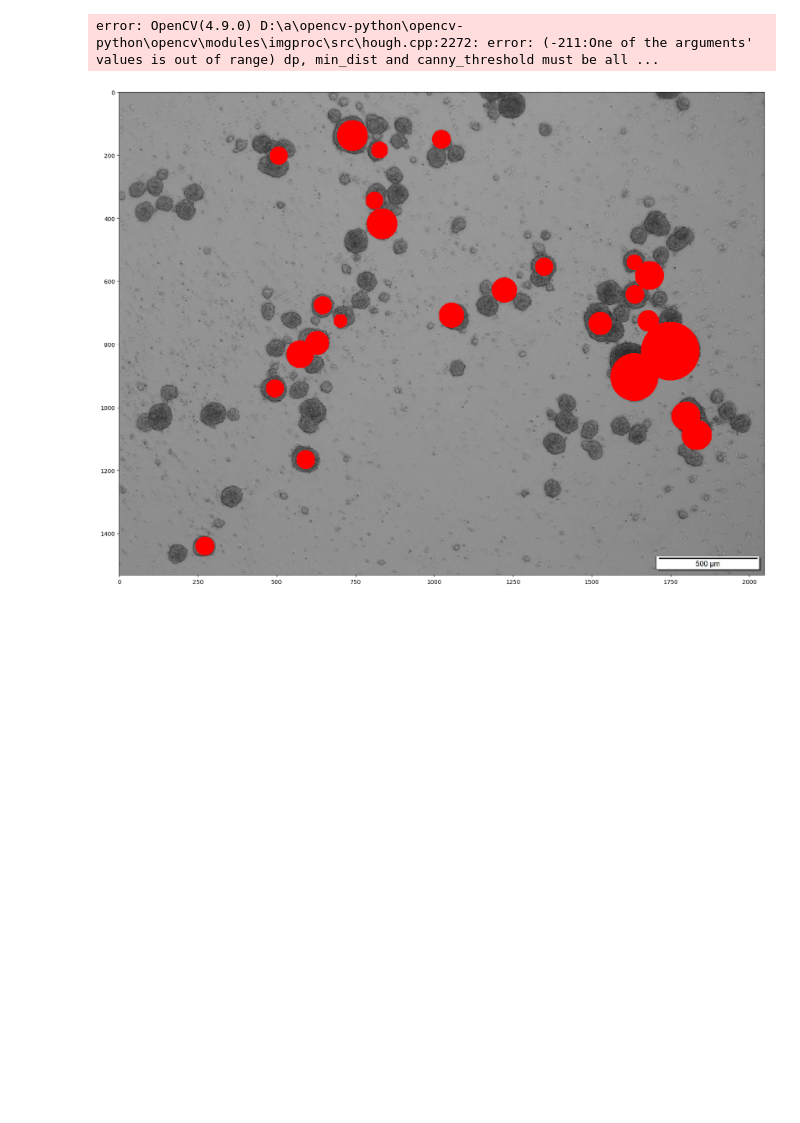
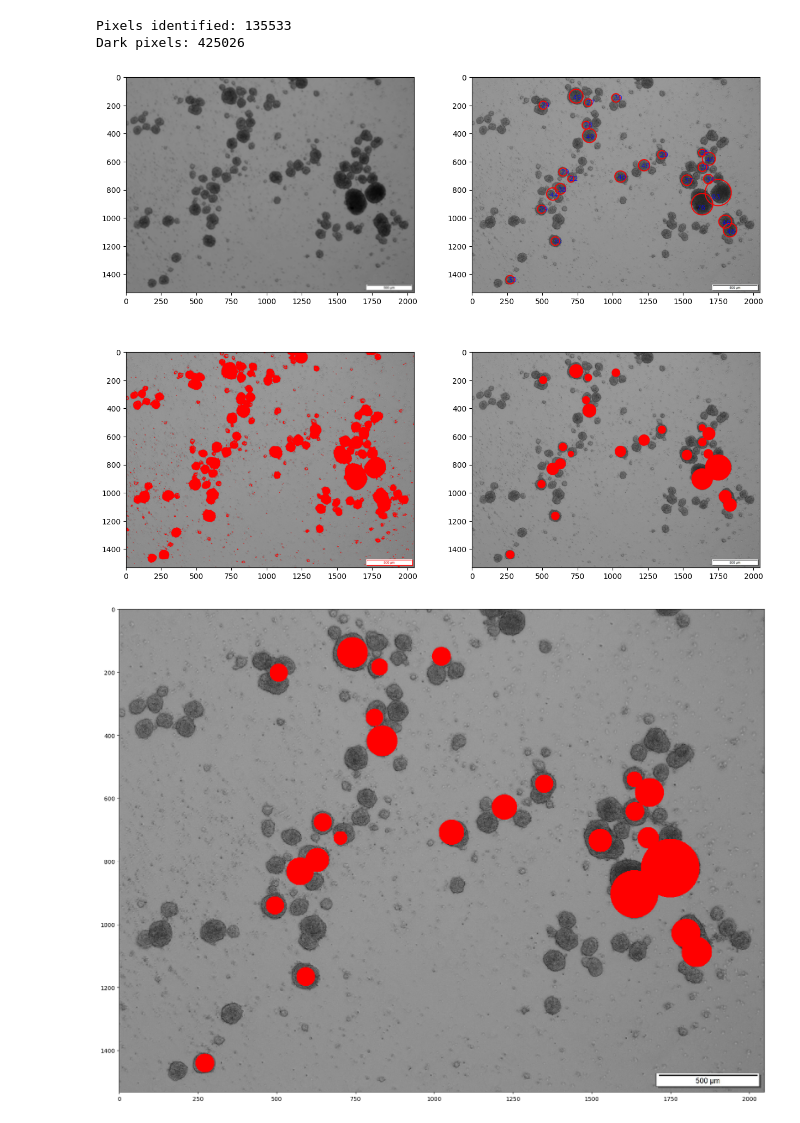
Before and after one commit to PDS-callum/centriole_size_analysis, a Jupyter notebook: testing.ipynb, the cells around one changed output. Drawn from its saved outputs; the diff is of its cells as text; code cells hidden in the pictures; blank space fills up the shorter version.

```diff
--- a/testing.ipynb
+++ b/testing.ipynb
@@ -21,41 +102,43 @@ process_obj.find_circles(
     method=cv2.HOUGH_GRADIENT,
     dp=1,
     minDist=50,
-    param1=0,
+    param1=10,
     param2=50,
     minRadius=10,
     maxRadius=100,
     blur=(11,11),
     blur_type="standard"
 )
 centrioles_identified = process_obj.plot_circles(
     plot=False,
     thickness=5,
     font_size=1.5
 )
 identifications_filled = process_obj.plot_circles(
     plot=False,
     fill=True,
     radius_overlay=False,
     save=False
 )
 identified_pixel_count = process_obj.count_colour_pixels(identifications_filled)
 
 dark_pixels_coloured = process_obj.colour_dark_by_threshhold()
 dark_pixel_count = process_obj.count_colour_pixels(dark_pixels_coloured)
 
 f, axarr = plt.subplots(2,2,figsize=(15,12))
 axarr[0,0].imshow(process_obj.image_gray_blur,cmap="gray")
 axarr[0,1].imshow(centrioles_identified)
 axarr[1,0].imshow(dark_pixels_coloured)
 axarr[1,1].imshow(identifications_filled)
 
 identified_pixel_count = np.count_nonzero(np.all(identifications_filled == (255, 0, 0), axis=2))
 dark_pixel_count = np.count_nonzero(np.all(dark_pixels_coloured == (255, 0, 0), axis=2))
 print(f"Pixels identified: {identified_pixel_count}")
 print(f"Dark pixels: {dark_pixel_count}")
 # %% [output]
-error: OpenCV(4.9.0) D:\a\opencv-python\opencv-python\opencv\modules\imgproc\src\hough.cpp:2272: error: (-211:One of the arguments' values is out of range) dp, min_dist and canny_threshold must be all ...
+Pixels identified: 135533
+Dark pixels: 425026
+[figure, added]
 # %%
 
 plt.figure(figsize = (50,15))
```
Also changed, not shown: parts of 5 cells of this notebook, 2 other files.
